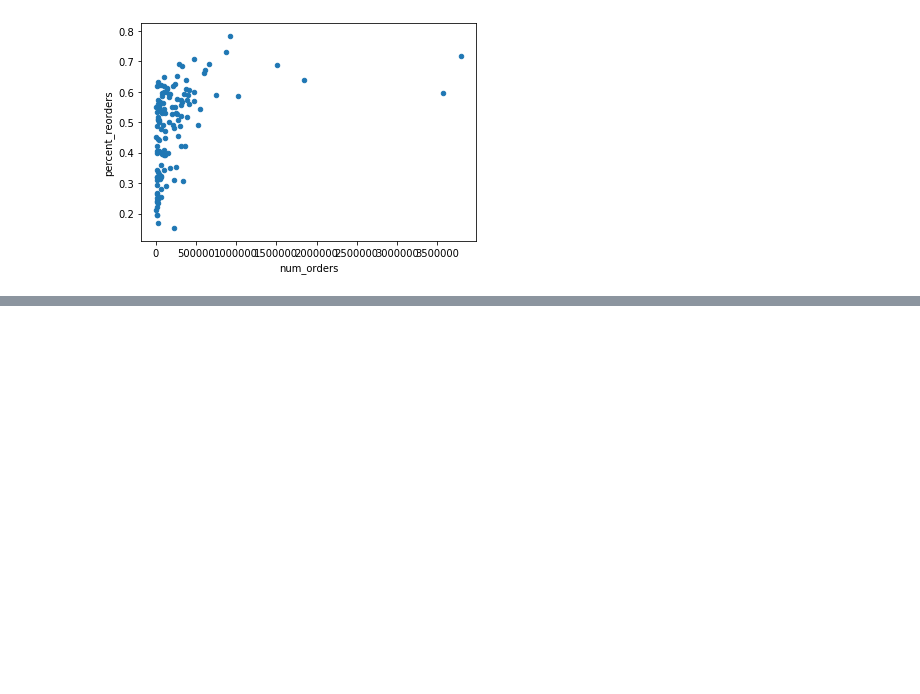
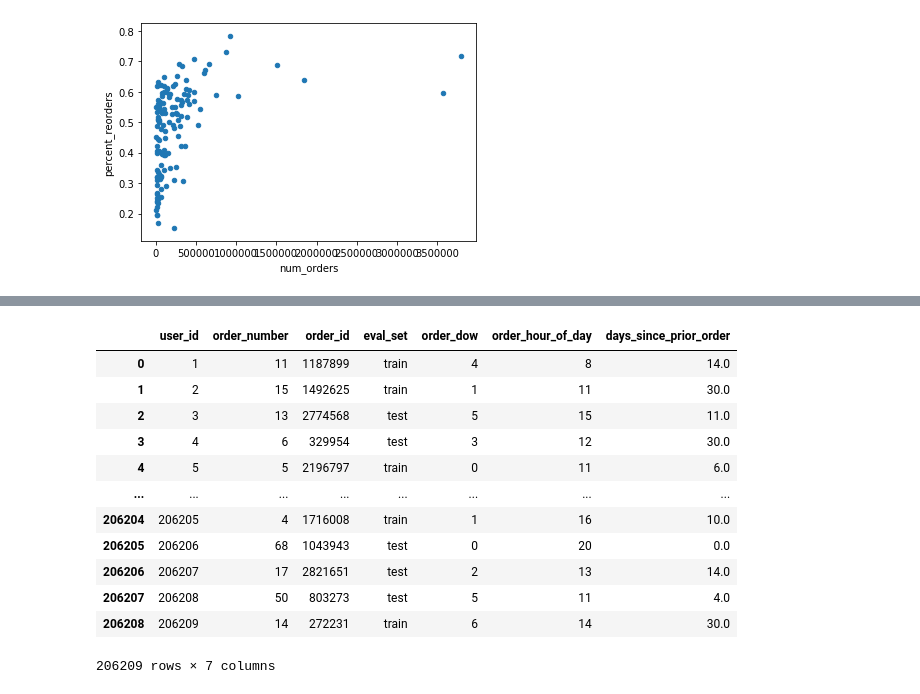
Before and after one commit to ekoly/DS-Unit-1-Sprint-1-Data-Wrangling-and-Storytelling, a Jupyter notebook: module3-join-and-reshape-data/LS_DS_113_Join_and_Reshape_Data_Assignment.ipynb, the cells around one changed output, grey strips where cells are left out. Saved outputs shown, nothing was run; the diff lists cells and outputs as text; code cells hidden in the pictures; blank space fills up the shorter version.

```diff
--- a/module3-join-and-reshape-data/LS_DS_113_Join_and_Reshape_Data_Assignment.ipynb
+++ b/module3-join-and-reshape-data/LS_DS_113_Join_and_Reshape_Data_Assignment.ipynb
@@ -951,0 +982,3 @@ merged.plot.scatter(x="num_orders", y="percent_reorders")
+# %%
+latest_orders = orders.pivot_table(values="order_number", index="user_id", aggfunc=np.max)
+latest_orders.head()
@@ -951,0 +993,16 @@ merged.plot.scatter(x="num_orders", y="percent_reorders")
+# %%
+latest_orders.merge(orders, how="inner", on=["user_id", "order_number"])
+# %% [output]
+|  | user_id | order_number | order_id | eval_set | order_dow | order_hour_of_day | days_since_prior_order |
+| 0 | 1 | 11 | 1187899 | train | 4 | 8 | 14.0 |
+| 1 | 2 | 15 | 1492625 | train | 1 | 11 | 30.0 |
+| 2 | 3 | 13 | 2774568 | test | 5 | 15 | 11.0 |
+| 3 | 4 | 6 | 329954 | test | 3 | 12 | 30.0 |
+| 4 | 5 | 5 | 2196797 | train | 0 | 11 | 6.0 |
+| ... | ... | ... | ... | ... | ... | ... | ... |
+| 206204 | 206205 | 4 | 1716008 | train | 1 | 16 | 10.0 |
+| 206205 | 206206 | 68 | 1043943 | test | 0 | 20 | 0.0 |
+| 206206 | 206207 | 17 | 2821651 | test | 2 | 13 | 14.0 |
+| 206207 | 206208 | 50 | 803273 | test | 5 | 11 | 4.0 |
+| 206208 | 206209 | 14 | 272231 | train | 6 | 14 | 30.0 |
+206209 rows × 7 columns
```
Also changed, not shown: parts of 6 cells of this notebook.
